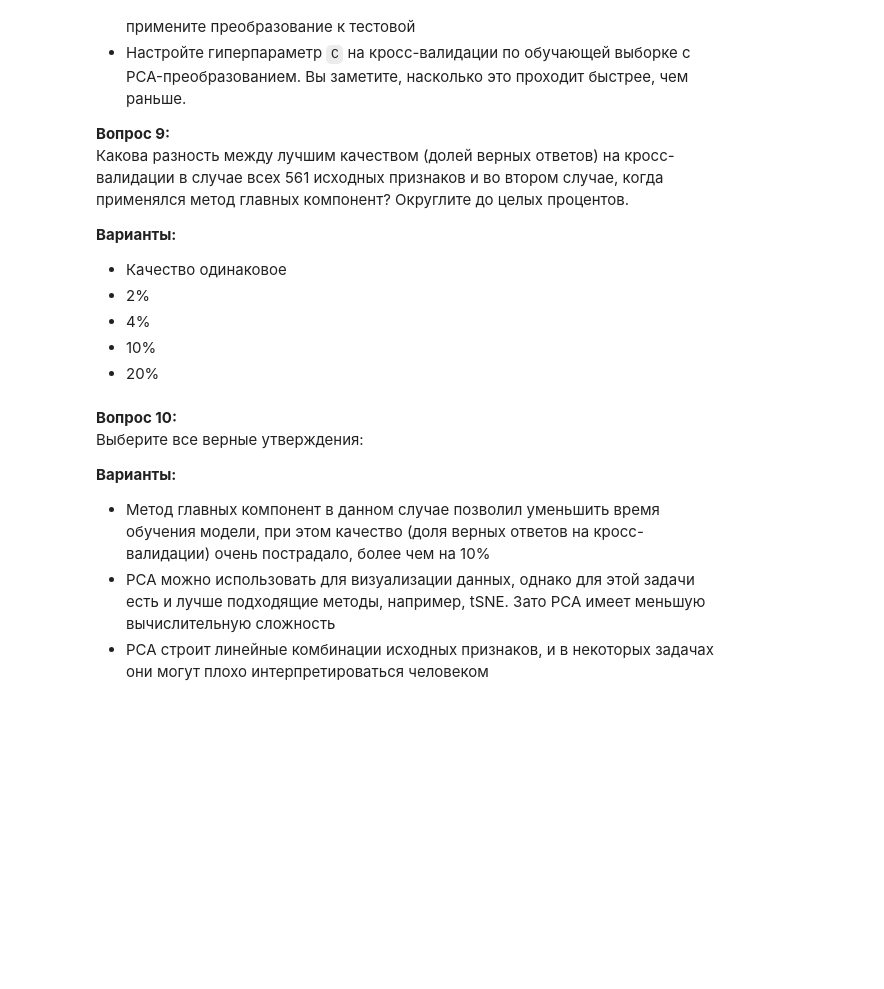
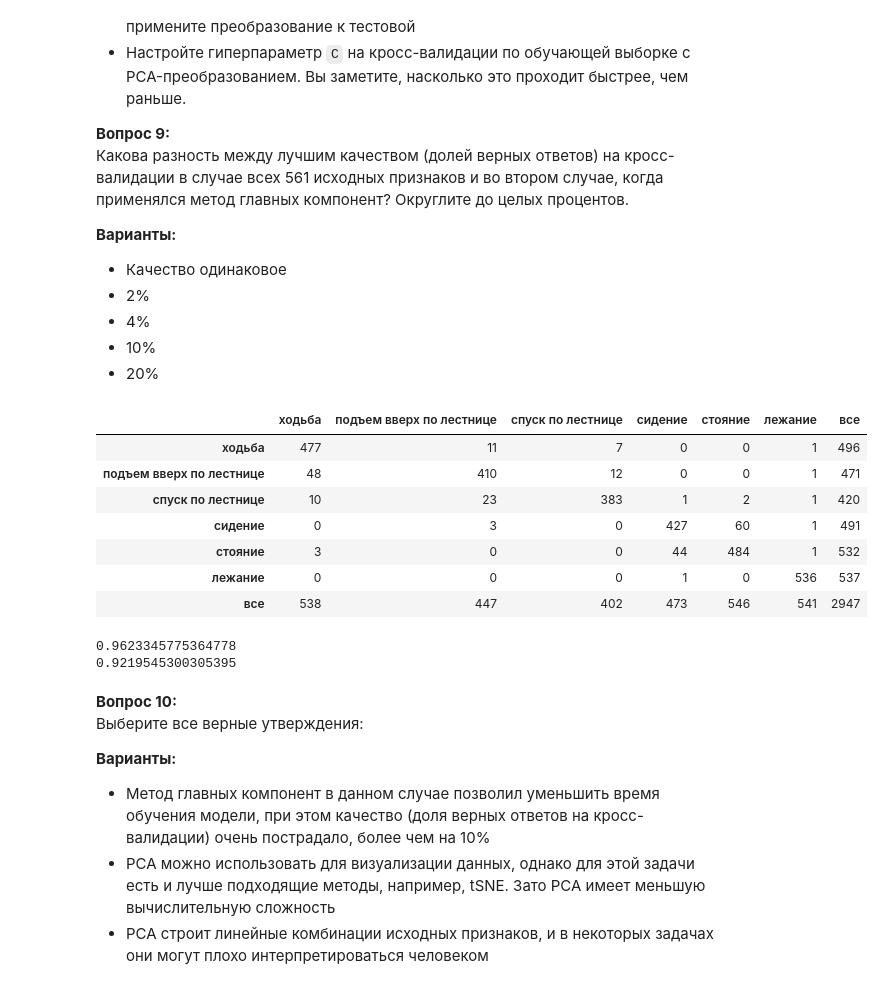
Before and after one commit to Nikc-mk/ODSml, a Jupyter notebook: ДЗ 7.ipynb, the cells around one changed output. Cells and saved outputs as stored; diff of their text form; code cells hidden in the pictures; blank space fills up the shorter version.

```diff
--- a/ДЗ 7.ipynb
+++ b/ДЗ 7.ipynb
@@ -286,9 +308,9 @@ ag = AgglomerativeClustering(n_clusters=n_classes,
 - В `GridSearchCV` укажите  cv=3.
 # %%
 # Ваш код здесь
-#
-X_train_scaled =
-X_test_scaled =
+scaler_2 = StandardScaler()
+X_train_scaled = scaler_2.fit_transform(X_train)
+X_test_scaled = scaler_2.transform(X_test)
 # %%
 svc = LinearSVC(random_state=RANDOM_STATE)
 svc_params = {'C': [0.001, 0.01, 0.1, 1, 10]}
@@ -340,3 +373,29 @@ tab
 - 4%
 - 10%
 - 20%
+# %%
+pca_last = PCA(n_components=65, random_state=RANDOM_STATE)
+X_train_pca_last = pca_last.fit_transform(X_train_scaled)
+X_pca_last_test = pca_last.transform(X_test_scaled)
+# %%
+svc_2 = LinearSVC(random_state=RANDOM_STATE)
+svc_params = {'C': [0.001, 0.01, 0.1, 1, 10]}
+
+best_svc_2 = GridSearchCV(svc, param_grid=svc_params, cv=3).fit(X_train_pca_last, y_train)
+# %%
+y_predicted_last = best_svc_2.predict(X_pca_last_test)
+# %%
+tab = pd.crosstab(y_test, y_predicted_last, margins=True)
+tab.index = ['ходьба', 'подъем вверх по лестнице', 'спуск по лестнице',
+             'сидение', 'стояние', 'лежание', 'все']
+tab.columns = tab.index
+tab
+# %% [output]
+|  | ходьба | подъем вверх по лестнице | спуск по лестнице | сидение | стояние | лежание | все |
+| ходьба | 477 | 11 | 7 | 0 | 0 | 1 | 496 |
+| подъем вверх по лестнице | 48 | 410 | 12 | 0 | 0 | 1 | 471 |
+| спуск по лестнице | 10 | 23 | 383 | 1 | 2 | 1 | 420 |
+| сидение | 0 | 3 | 0 | 427 | 60 | 1 | 491 |
+| стояние | 3 | 0 | 0 | 44 | 484 | 1 | 532 |
+| лежание | 0 | 0 | 0 | 1 | 0 | 536 | 537 |
+| все | 538 | 447 | 402 | 473 | 546 | 541 | 2947 |
@@ -343,3 +404,9 @@ tab
+# %%
+print(accuracy_score(y_test, best_svc.predict(X_test_scaled)))
+print(accuracy_score(y_test, best_svc_2.predict(X_pca_last_test)))
+# %% [output]
+0.9623345775364778
+0.9219545300305395
 # %% [markdown]
 **Вопрос 10:**<br>
 Выберите все верные утверждения:
```
Also changed, not shown: parts of 14 cells of this notebook.
